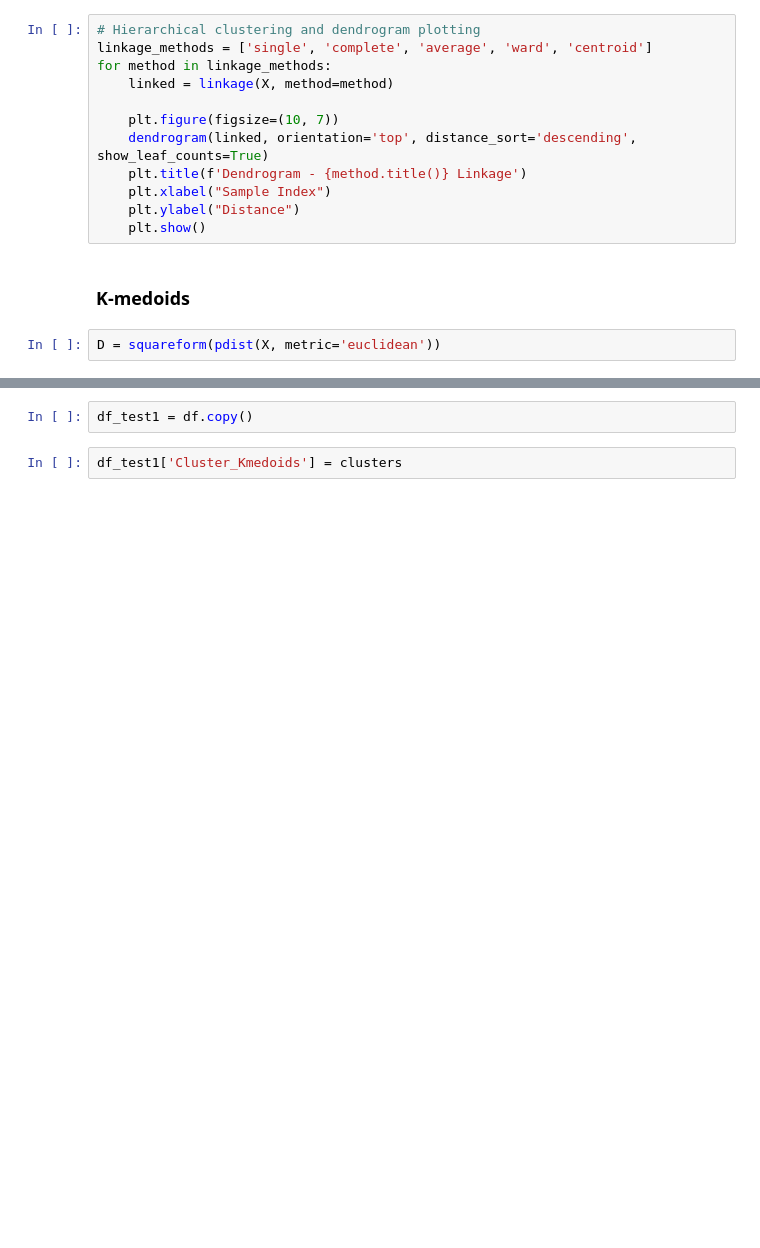
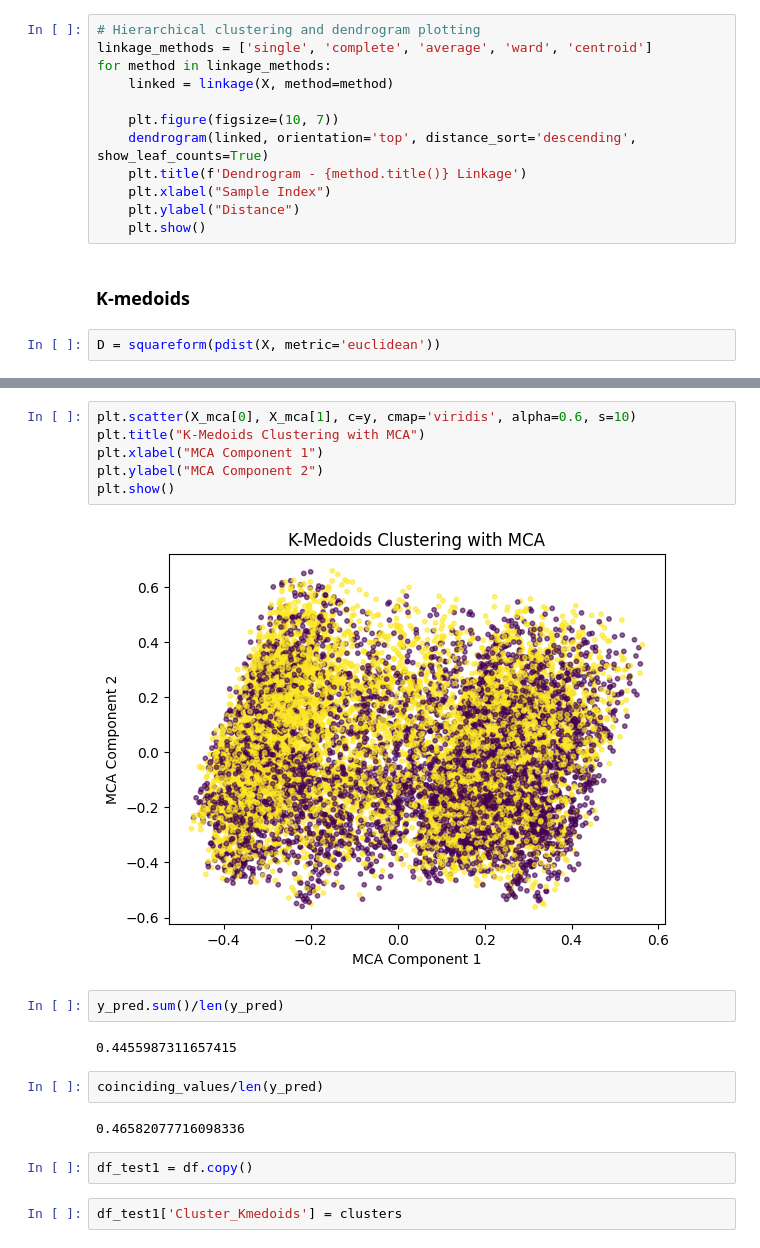
Before and after one commit to 07keyholder/MEDM_P2, a Jupyter notebook: Sousa.ipynb, the cells around one changed output, grey strips where cells are left out. Cells and saved outputs as stored; diff of their text form; blank space fills up the shorter version.

```diff
--- a/Sousa.ipynb
+++ b/Sousa.ipynb
@@ -335,3 +337,19 @@ plt.show()
+# %%
+plt.scatter(X_mca[0], X_mca[1], c=y, cmap='viridis', alpha=0.6, s=10)
+plt.title("K-Medoids Clustering with MCA")
+plt.xlabel("MCA Component 1")
+plt.ylabel("MCA Component 2")
+plt.show()
+# %% [output]
+[figure, added]
+# %%
+y_pred.sum()/len(y_pred)
+# %% [output]
+0.4455987311657415
+# %%
+coinciding_values/len(y_pred)
+# %% [output]
+0.46582077716098336
 # %%
 df_test1 = df.copy()
 # %%
```
Also changed, not shown: parts of 2 cells of this notebook, 1 other file.
